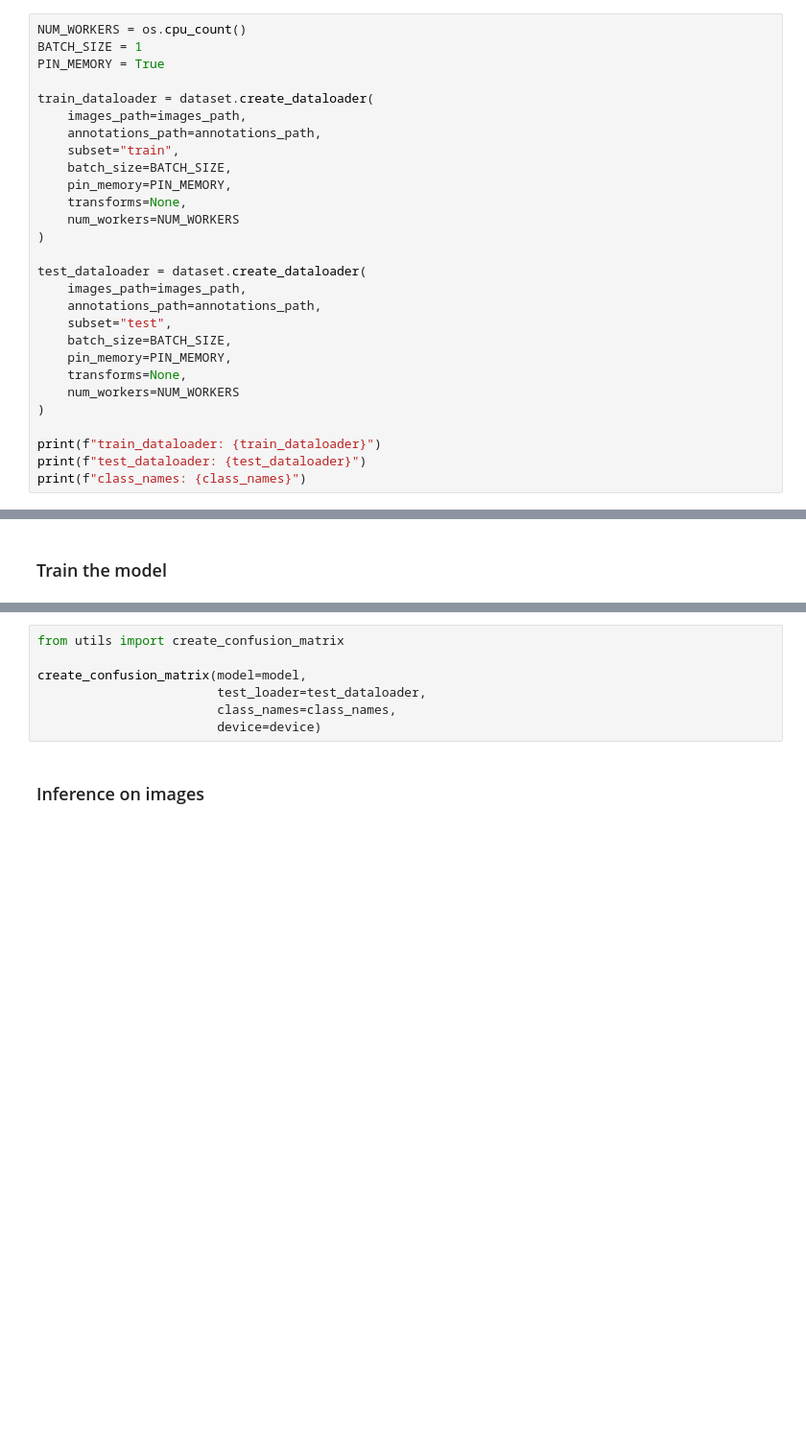
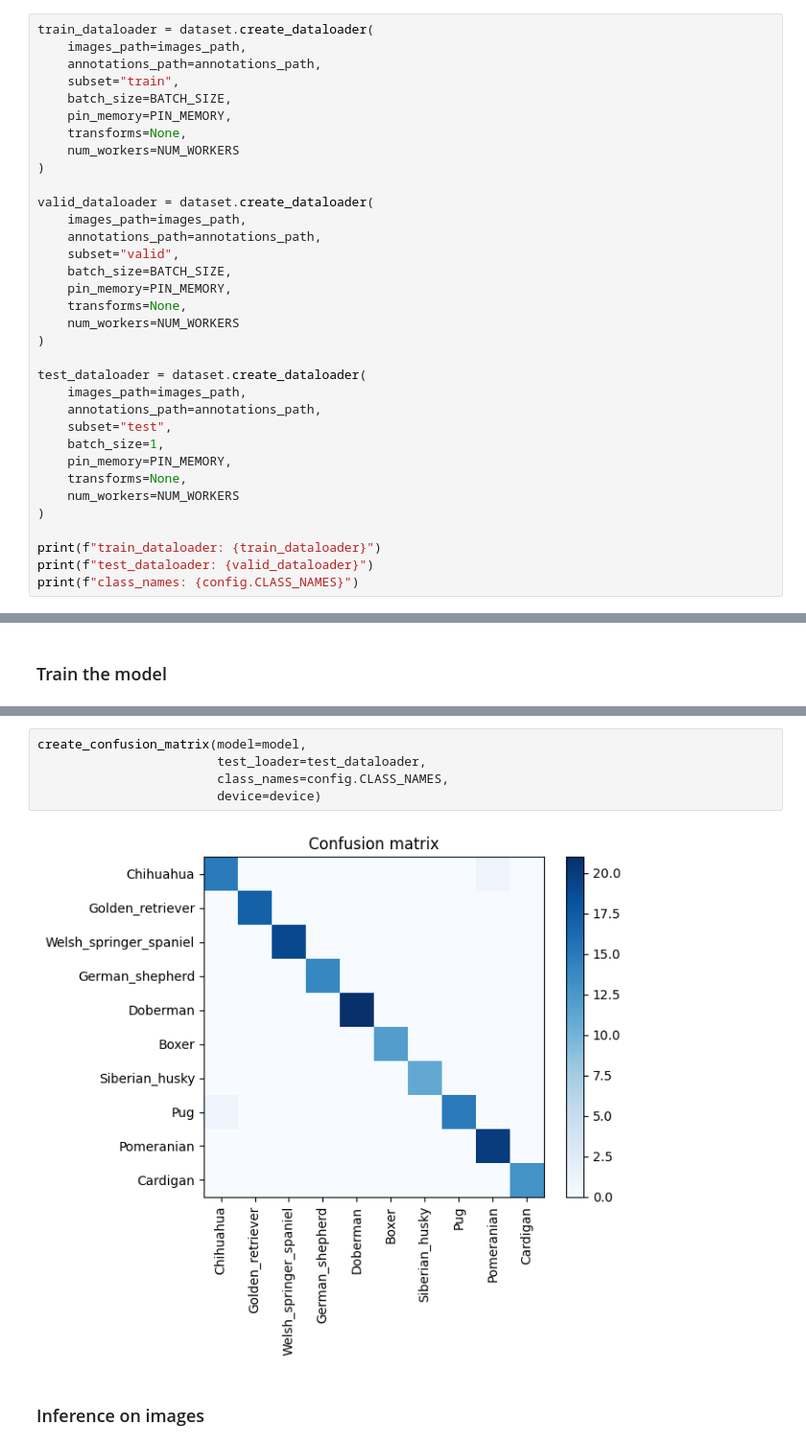
Before and after one commit to kvnptl/visual_perception, a Jupyter notebook: custom_object_detector/full_code.ipynb, the cells around one changed output, grey strips where cells are left out. Shown at 96% size. Cells and saved outputs as stored; diff of their text form; blank space fills up the shorter version.

```diff
--- a/custom_object_detector/full_code.ipynb
+++ b/custom_object_detector/full_code.ipynb
@@ -55,10 +71,6 @@ images_path, annotations_path
 # %% [markdown]
 ### Create data loaders
 # %%
-NUM_WORKERS = os.cpu_count()
-BATCH_SIZE = 1
-PIN_MEMORY = True
-
 train_dataloader = dataset.create_dataloader(
     images_path=images_path,
     annotations_path=annotations_path,
@@ -69,19 +81,29 @@ train_dataloader = dataset.create_dataloader(
     num_workers=NUM_WORKERS
 )
 
-test_dataloader = dataset.create_dataloader(
+valid_dataloader = dataset.create_dataloader(
     images_path=images_path,
     annotations_path=annotations_path,
-    subset="test",
+    subset="valid",
     batch_size=BATCH_SIZE,
     pin_memory=PIN_MEMORY,
     transforms=None,
     num_workers=NUM_WORKERS
 )
 
+test_dataloader = dataset.create_dataloader(
+    images_path=images_path,
+    annotations_path=annotations_path,
+    subset="test",
+    batch_size=1,
+    pin_memory=PIN_MEMORY,
+    transforms=None,
+    num_workers=NUM_WORKERS
+)
+
 print(f"train_dataloader: {train_dataloader}")
-print(f"test_dataloader: {test_dataloader}")
-print(f"class_names: {class_names}")
+print(f"test_dataloader: {valid_dataloader}")
+print(f"class_names: {config.CLASS_NAMES}")
 # %% [output]
 train_dataloader: <torch.utils.data.dataloader.DataLoader object at 0x...>
 test_dataloader: <torch.utils.data.dataloader.DataLoader object at 0x...>
@@ -297,9 +240,9 @@ plot_loss_curves(results=results)
 # %%
-from utils import create_confusion_matrix
-
 create_confusion_matrix(model=model,
                         test_loader=test_dataloader,
-                        class_names=class_names,
+                        class_names=config.CLASS_NAMES,
                         device=device)
+# %% [output]
+[figure, added]
 # %% [markdown]
 ### Inference on images
```
Also changed, not shown: parts of 19 cells of this notebook, 5 other files.
